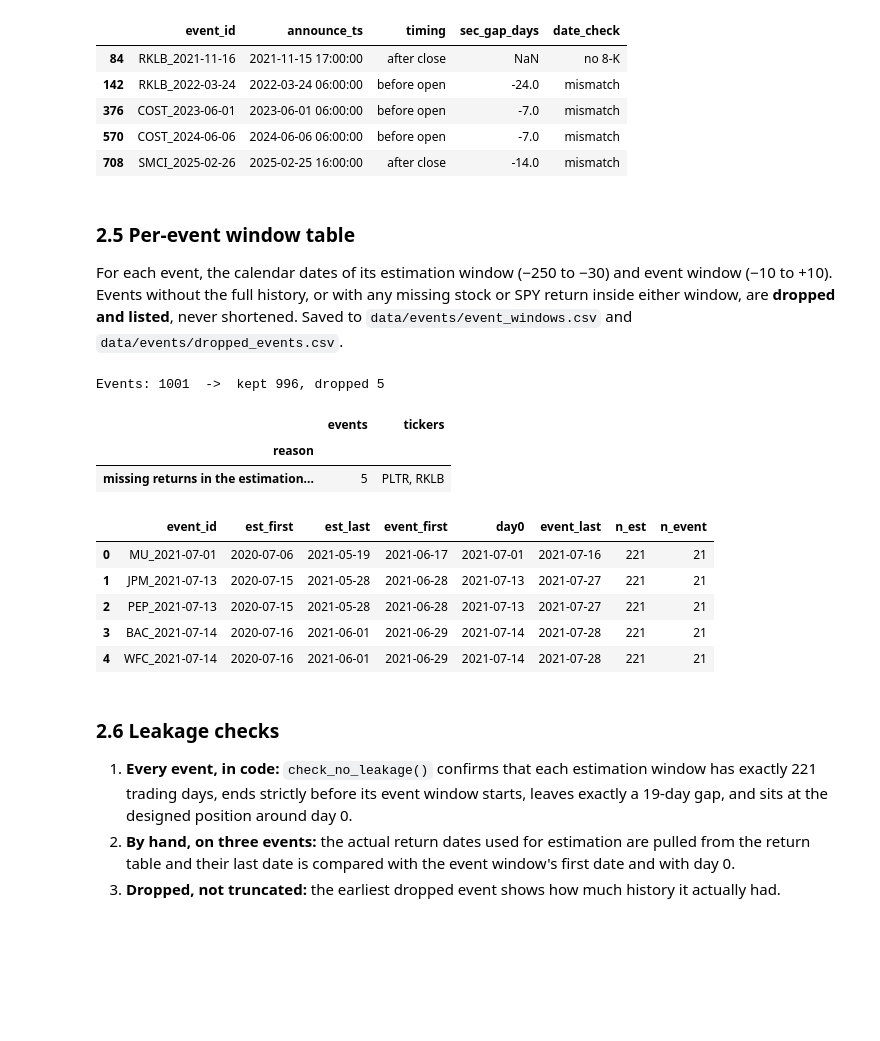
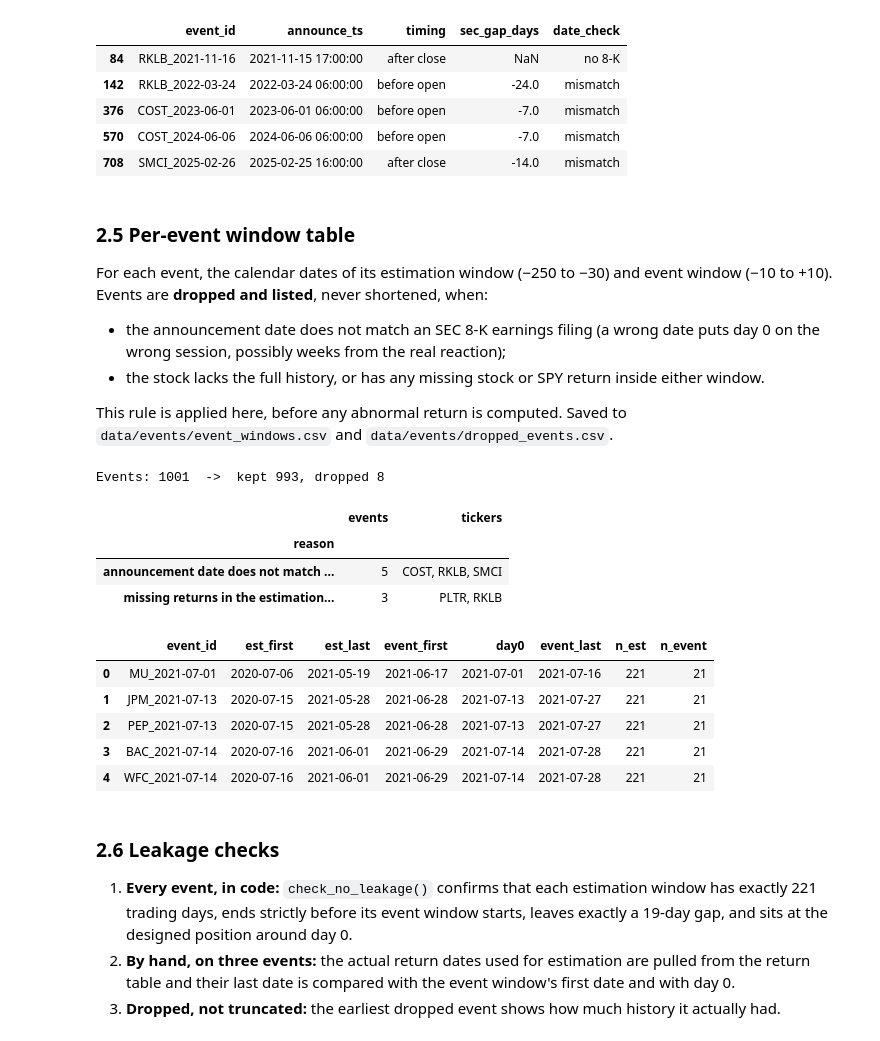
Before and after one commit to jialucharlottewu/LendoCapital, a Jupyter notebook: notebooks/week4/event_study.ipynb, the cells around one changed output. Drawn from its saved outputs; the diff is of its cells as text; code cells hidden in the pictures; blank space fills up the shorter version.

Commit message:
week 4 date mismatch

```diff
--- a/notebooks/week4/event_study.ipynb
+++ b/notebooks/week4/event_study.ipynb
@@ -326,21 +325,33 @@ Gap (filing date − announcement date), days:
 | 708 | SMCI_2025-02-26 | 2025-02-25 16:00:00 | after close | -14.0 | mismatch |
 # %% [markdown]
 ### 2.5 Per-event window table
-For each event, the calendar dates of its estimation window (−250 to −30) and event window (−10 to +10). Events without the full history, or with any missing stock or SPY return inside either window, are **dropped and listed**, never shortened. Saved to `data/events/event_windows.csv` and `data/events/dropped_events.csv`.
+For each event, the calendar dates of its estimation window (−250 to −30) and event window (−10 to +10). Events are **dropped and listed**, never shortened, when:
+- the announcement date does not match an SEC 8-K earnings filing (a wrong date puts day 0 on the wrong session, possibly weeks from the real reaction);
+- the stock lacks the full history, or has any missing stock or SPY return inside either window.
+
+This rule is applied here, before any abnormal return is computed. Saved to `data/events/event_windows.csv` and `data/events/dropped_events.csv`.
 # %%
-windows, dropped = build_window_table(events, stock_ret, mkt_ret, DESIGN)
+if "date_check" in events:
+    bad_date = events[events["date_check"] != "match"]
+    usable = events[events["date_check"] == "match"]
+else:                                                    # SEC check skipped: nothing to screen on
+    bad_date, usable = events.iloc[0:0], events
+windows, dropped = build_window_table(usable, stock_ret, mkt_ret, DESIGN)
+dropped = pd.concat([dropped, bad_date.assign(reason="announcement date does not match the SEC 8-K filing")
+                                      [["event_id", "ticker", "day0", "reason"]]], ignore_index=True)
 windows.to_csv(f"{EVENTS}/event_windows.csv", index=False)
 dropped.to_csv(f"{EVENTS}/dropped_events.csv", index=False)
 
 print(f"Events: {len(events)}  ->  kept {len(windows)}, dropped {len(dropped)}")
 display(dropped.groupby("reason").agg(events=("event_id", "size"),
                                       tickers=("ticker", lambda s: ", ".join(sorted(s.unique())))))
 windows[["event_id", "est_first", "est_last", "event_first", "day0", "event_last", "n_est", "n_event"]].head()
 # %% [output]
-Events: 1001  ->  kept 996, dropped 5
+Events: 1001  ->  kept 993, dropped 8
 |  | events | tickers |
 | reason |  |  |
-| missing returns in the estimation... | 5 | PLTR, RKLB |
+| announcement date does not match ... | 5 | COST, RKLB, SMCI |
+| missing returns in the estimation... | 3 | PLTR, RKLB |
 |  | event_id | est_first | est_last | event_first | day0 | event_last | n_est | n_event |
 | 0 | MU_2021-07-01 | 2020-07-06 | 2021-05-19 | 2021-06-17 | 2021-07-01 | 2021-07-16 | 221 | 21 |
 | 1 | JPM_2021-07-13 | 2020-07-15 | 2021-05-28 | 2021-06-28 | 2021-07-13 | 2021-07-27 | 221 | 21 |
```
Also changed, not shown: parts of 4 cells of this notebook, 2 other files.
